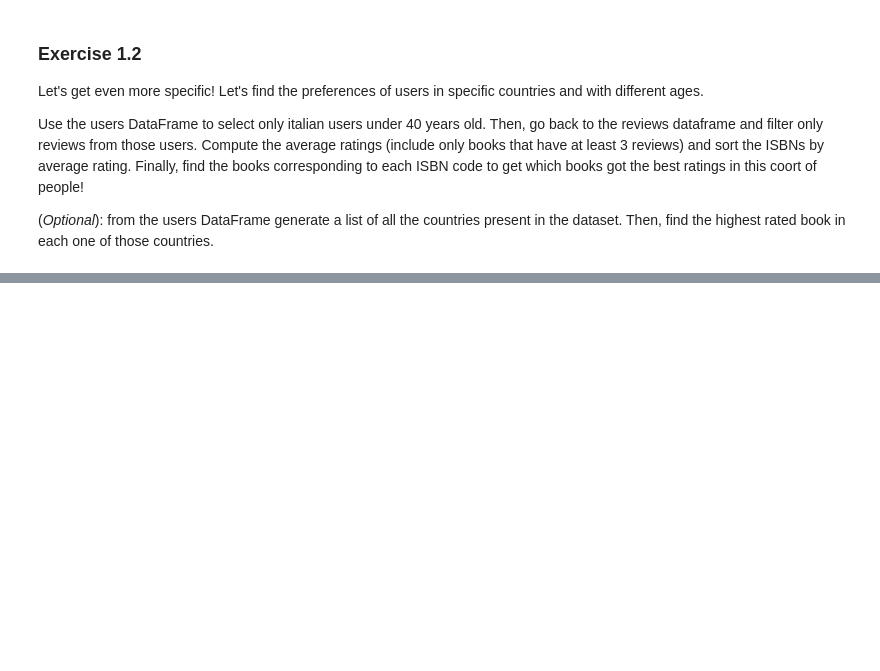
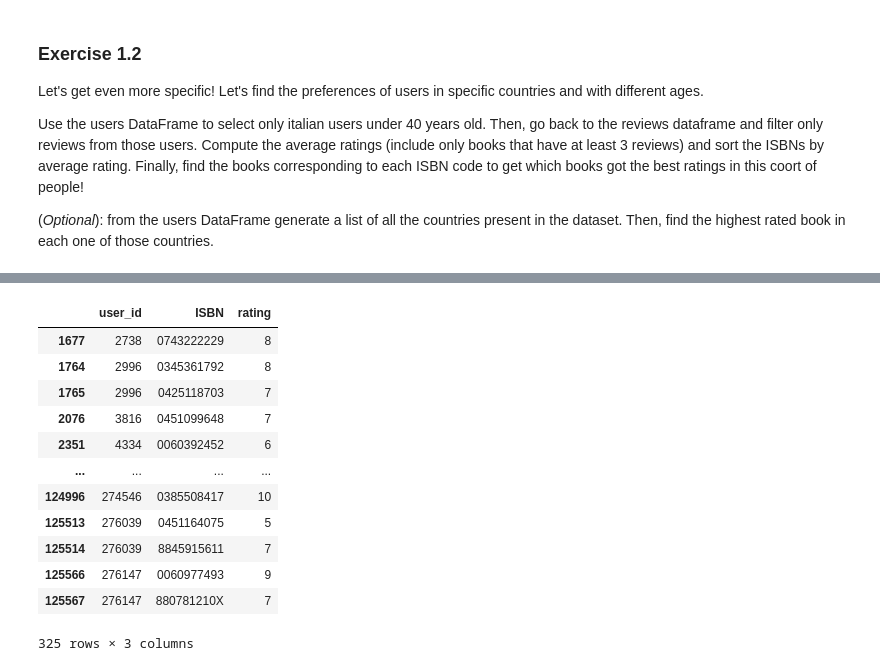
Before and after one commit to silvia-gini/Python_course_assignments, a Jupyter notebook: Assignments_1_SG_FINAL.ipynb, the cells around one changed output, grey strips where cells are left out. Cells and saved outputs as stored; diff of their text form; code cells hidden in the pictures; blank space fills up the shorter version.

```diff
--- a/Assignments_1_SG_FINAL.ipynb
+++ b/Assignments_1_SG_FINAL.ipynb
@@ -274,0 +332,18 @@ Use the users DataFrame to select only italian users under 40 years old. Then, g
+# %%
+# filter only reviews from those users
+reviews_from_these_users=ratings[ratings['user_id'].isin(subset_users['user_id'])]
+reviews_from_these_users
+# %% [output]
+|  | user_id | ISBN | rating |
+| 1677 | 2738 | 0743222229 | 8 |
+| 1764 | 2996 | 0345361792 | 8 |
+| 1765 | 2996 | 0425118703 | 7 |
+| 2076 | 3816 | 0451099648 | 7 |
+| 2351 | 4334 | 0060392452 | 6 |
+| ... | ... | ... | ... |
+| 124996 | 274546 | 0385508417 | 10 |
+| 125513 | 276039 | 0451164075 | 5 |
+| 125514 | 276039 | 8845915611 | 7 |
+| 125566 | 276147 | 0060977493 | 9 |
+| 125567 | 276147 | 880781210X | 7 |
+325 rows × 3 columns
```
Also changed, not shown: parts of 9 cells of this notebook.
